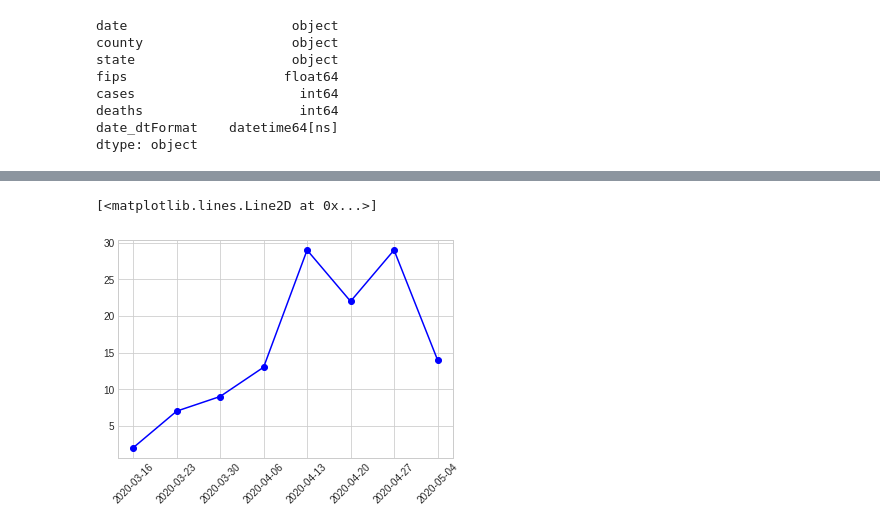
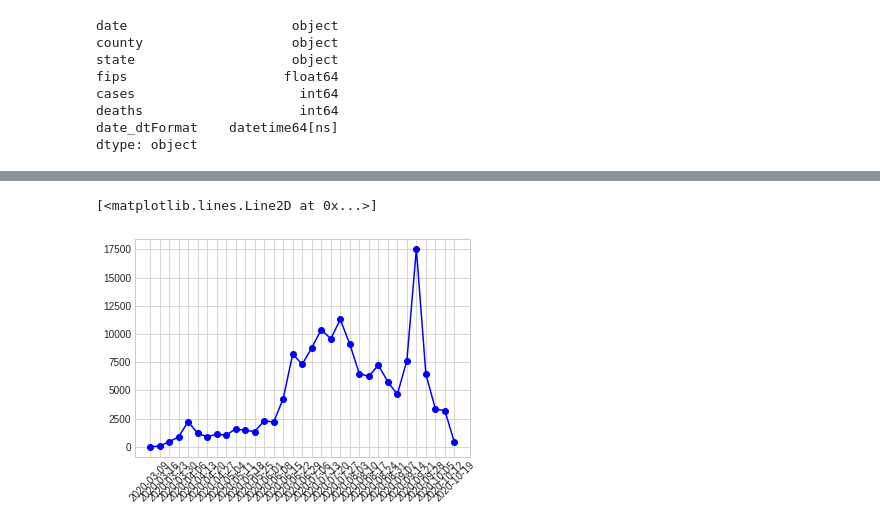
Before and after one commit to dcovarru/Python, a Jupyter notebook: Covid.ipynb, the cells around one changed output, grey strips where cells are left out. Drawn from its saved outputs; the diff is of its cells as text; code cells hidden in the pictures.

```diff
--- a/Covid.ipynb
+++ b/Covid.ipynb
@@ -195,8 +192,8 @@ covidData[(covidData.state == 'Wyoming') & (covidData.county=='Washakie')].tail(
 #################################################
 # covidData_aggState = covidData.groupby(['state','data_week'])['deaths'].agg('sum').to_frame().reset_index()
 
-covidData_aggState = covidData.groupby(['state','county','data_week'], as_index=False)['daily_deaths'].sum()
-# covidData_aggState = covidData.groupby(['state','county','data_week'], as_index=False)['daily_cases'].sum()
+# covidData_aggState = covidData.groupby(['state','county','data_week'], as_index=False)['daily_deaths'].sum()
+covidData_aggState = covidData.groupby(['state','county','data_week'], as_index=False)['daily_cases'].sum()
 # %%
 covidData_aggState
 # %% [output]
@@ -260,6 +262,6 @@ covidData_aggState
 #################################################
 
 # covidData_aggState[(covidData_aggState['state'] == "Texas") & (covidData_aggState['county'].isin(['Bexar']))]['deaths'].diff(periods=1)
-covidData_temp = covidData_aggState_weekly[(covidData_aggState_weekly['state'] == "Texas") & (covidData_aggState_weekly['county'].isin(['Dallas']))].sort_values(by=['date'])
+covidData_temp = covidData_aggState_weekly[(covidData_aggState_weekly['state'] == "Texas") & (covidData_aggState_weekly['county'].isin(['Harris']))].sort_values(by=['date'])
 covidData_temp
 # %% [output]
@@ -275,16 +285,16 @@ covidData_temp
 # %%
 # covidTrace = go.Bar(x = covidData_temp.date, y = covidData_temp.daily_cases)
 # fig = go.Figure(data = [covidTrace])
 # plotly.offline.plot(fig)
 
 # fig = go.box(covidData_temp, y='daily_cases')
 # fig.show()
 
 fig = plt.figure()
 ax = plt.axes()
 plt.xticks(rotation=45)
-ax.plot(covidData_temp.date, covidData_temp.daily_deaths, marker='o', color='b')
+ax.plot(covidData_temp.date, covidData_temp.daily_cases, marker='o', color='b')
 # %% [output]
 [<matplotlib.lines.Line2D at 0x...>]
-[figure, old version]
+[figure, new version]
 # %%
```
Also changed, not shown: parts of 12 cells of this notebook.
